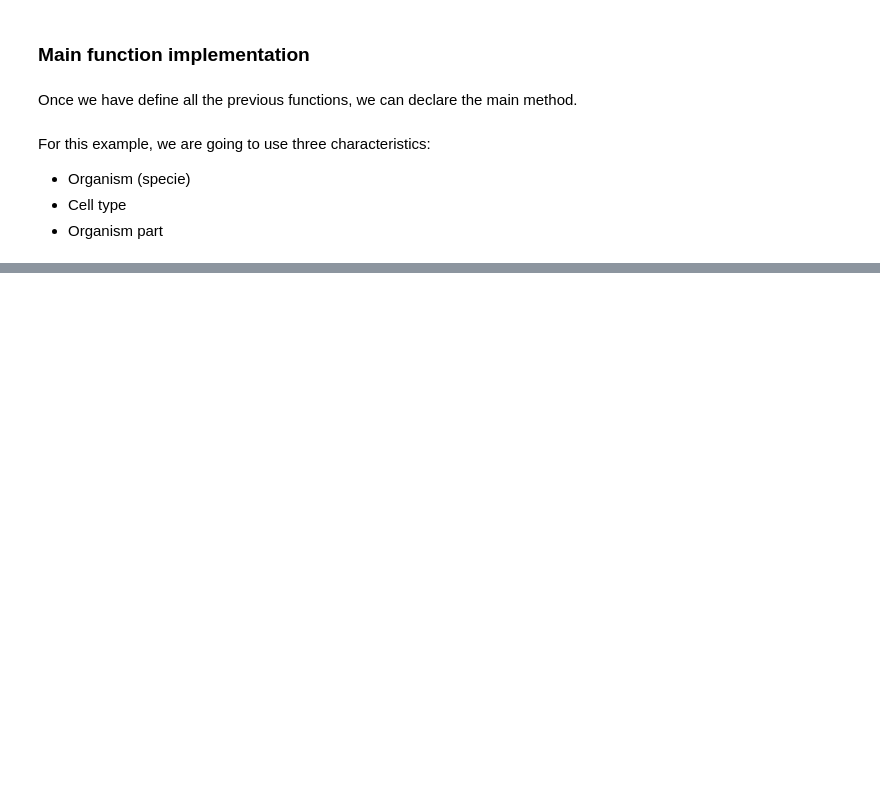
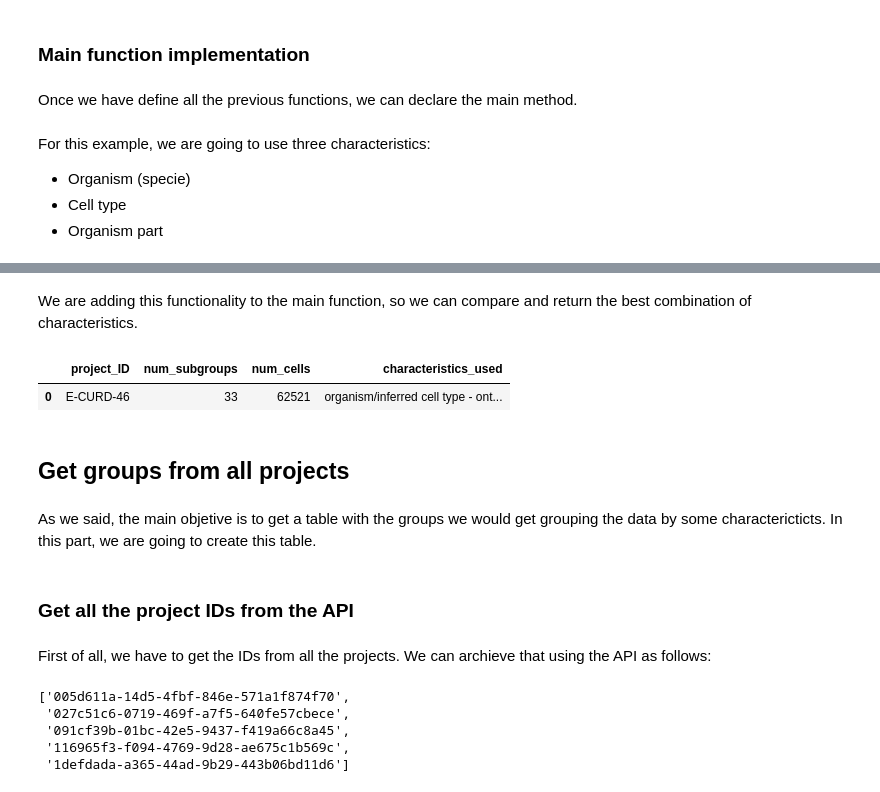
Before and after one commit to edusalcas/single-cell-repo, a Jupyter notebook: Experiments/Percentile_groups.ipynb, the cells around one changed output, grey strips where cells are left out. Cells and saved outputs as stored; diff of their text form; code cells hidden in the pictures; blank space fills up the shorter version.

```diff
--- a/Experiments/Percentile_groups.ipynb
+++ b/Experiments/Percentile_groups.ipynb
@@ -604,0 +716,11 @@ row
+# %%
+def best_subgroup_combination(subgroups_combinations):
+    best_combination = None
+    best_combination_index = 0
+
+    for n, combination in enumerate(subgroups_combinations):
+        if compare_combination(best_combination, combination) == 1:
+            best_combination = combination
+            best_combination_index = n
+
+    return best_combination, best_combination_index
@@ -604,0 +769,2 @@ row
+# %% [markdown]
+We are adding this functionality to the main function, so we can compare and return the best combination of characteristics.
@@ -604,0 +837,24 @@ row
+# %%
+row, subgroups = get_groups_from_project_multiple(project_ID, characterictics_groups)
+
+pd.DataFrame([row])
+# %% [output]
+|  | project_ID | num_subgroups | num_cells | characteristics_used |
+| 0 | E-CURD-46 | 33 | 62521 | organism/inferred cell type - ont... |
+# %% [markdown]
+## Get groups from all projects
+# %% [markdown]
+As we said, the main objetive is to get a table with the groups we would get grouping the data by some charactericticts. In this part, we are going to create this table.
+# %% [markdown]
+### Get all the project IDs from the API
+# %% [markdown]
+First of all, we have to get the IDs from all the projects. We can archieve that using the API as follows:
+# %%
+project_IDs = requests.get('http://localhost:5000/project/metadata/project_ID').json()
+project_IDs[:5]
+# %% [output]
+['005d611a-14d5-4fbf-846e-571a1f874f70',
+ '027c51c6-0719-469f-a7f5-640fe57cbece',
+ '091cf39b-01bc-42e5-9437-f419a66c8a45',
+ '116965f3-f094-4769-9d28-ae675c1b569c',
+ '1defdada-a365-44ad-9b29-443b06bd11d6']
```
Also changed, not shown: parts of 56 cells of this notebook, 5 other files.
